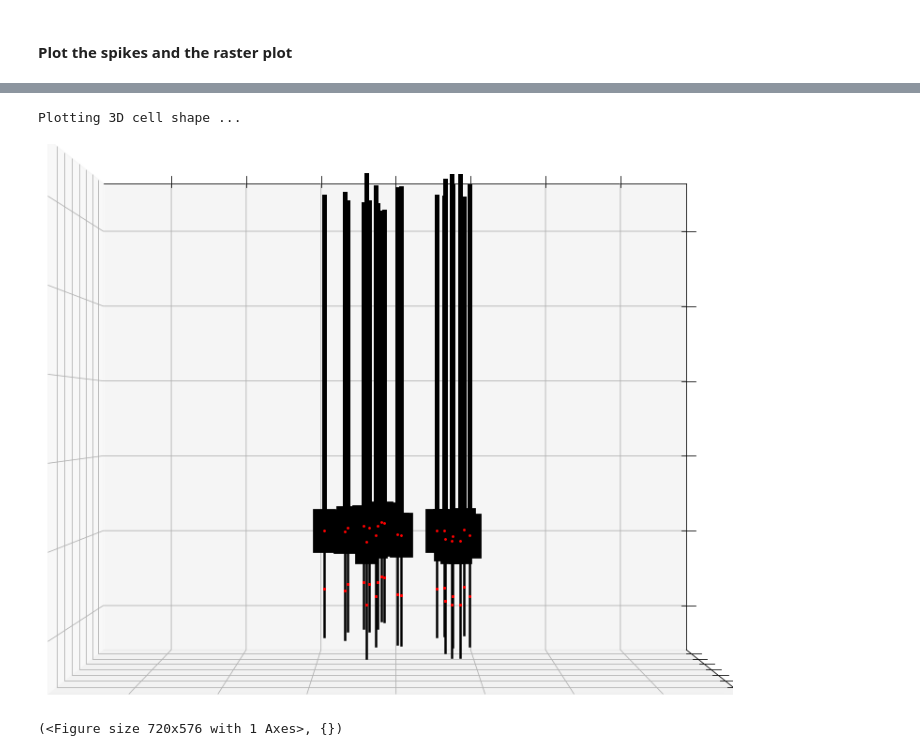
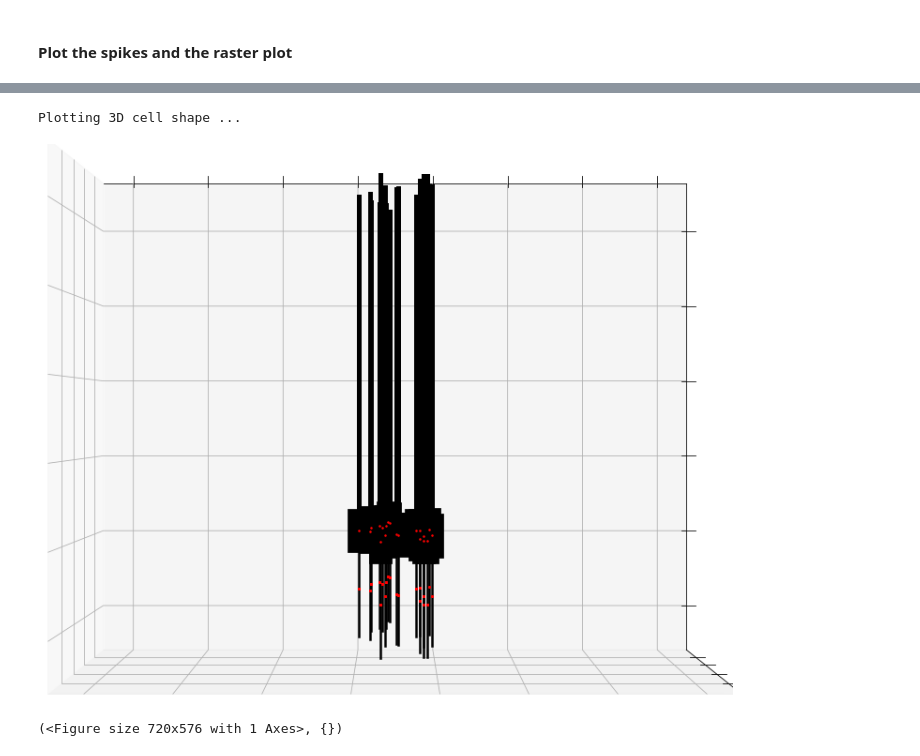
Before and after one commit to paulaxgr/lascon_project, a Jupyter notebook: project_code.ipynb, the cells around one changed output, grey strips where cells are left out. Saved outputs shown, nothing was run; the diff lists cells and outputs as text; code cells hidden in the pictures.

```diff
--- a/project_code.ipynb
+++ b/project_code.ipynb
@@ -341,9 +398,9 @@ Plotting spike histogram...
 # %%
 #sim.analysis.plotShape(include = ['allCells', 'eachPop'])
-sim.analysis.plotShape(includePre=['IN'],includePost=['LAddA'], showSyns=1)
+sim.analysis.plotShape(includePre=['LAddB'],includePost=['LAddA'], showSyns=1)
 # %% [output]
 Plotting 3D cell shape ...
-[figure, old version]
+[figure, new version]
 (<Figure size 720x576 with 1 Axes>, {})
 # %%
 sim.analysis.plotSpikeStats(include = ['allCells', 'eachPop'])
```
Also changed, not shown: parts of 13 cells of this notebook, 1 other file.
